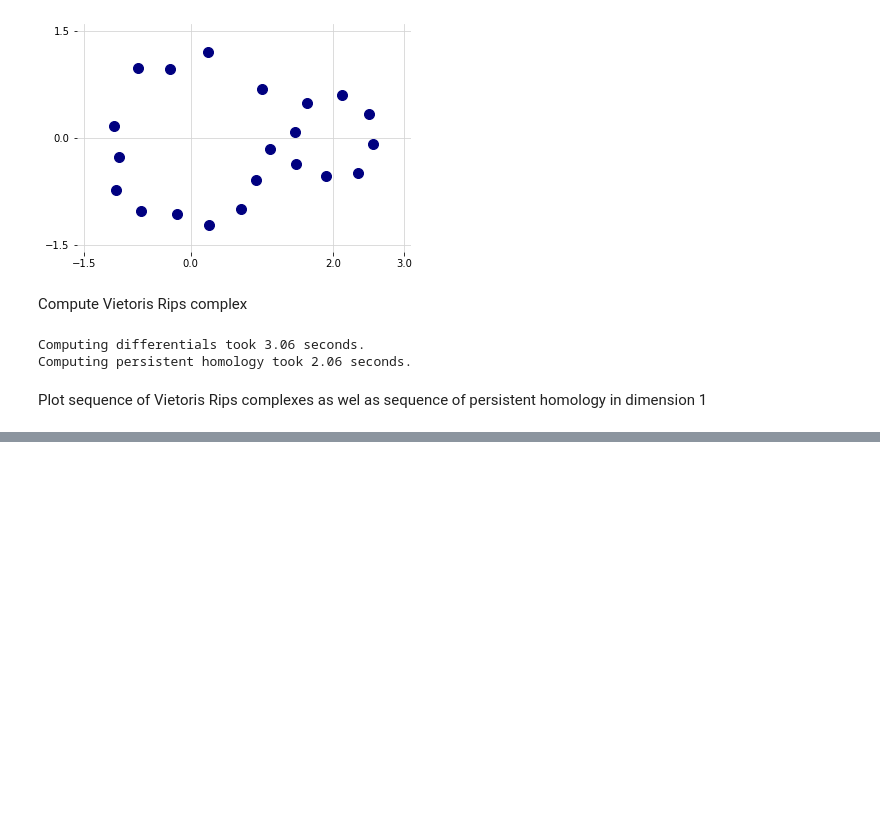
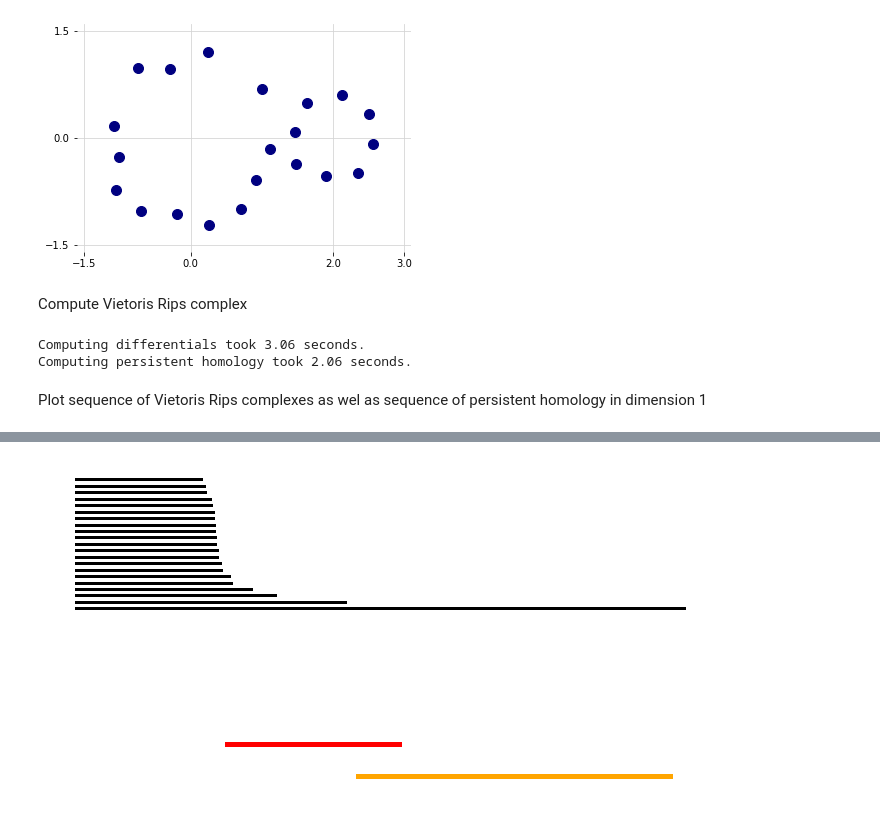
Before and after one commit to atorras1618/PerMaViss, a Jupyter notebook: examples/Image-Kernel Vietoris-Rips example.ipynb, the cells around one changed output, grey strips where cells are left out. Drawn from its saved outputs; the diff is of its cells as text; code cells hidden in the pictures; blank space fills up the shorter version.

```diff
--- a/examples/Image-Kernel Vietoris-Rips example.ipynb
+++ b/examples/Image-Kernel Vietoris-Rips example.ipynb
@@ -148,0 +149,21 @@ for idx_max_r, max_plotting_r in enumerate([0.1, 0.5, 1, 1.5, 2]):
+# %%
+fig = plt.figure(figsize=(12,6))
+ax = fig.add_subplot(1,1,1)
+ax.set(frame_on=False)
+
+plt.axis('off')
+
+y = 0
+for idx_cycle, bar_cycle in enumerate(Hom[0].barcode):
+    y += 0.1
+    ax.plot(bar_cycle[:], [y, y], color='black', linewidth=3)
+
+for idx_cycle, bar_cycle in enumerate(Hom[1].barcode):
+    if idx_cycle == 0:
+        ax.plot(bar_cycle[:], [-2, -2], color='red', linewidth=5)
+    else:
+        ax.plot(bar_cycle[:], [-2.5, -2.5], color='orange', linewidth=5)
+
+plt.savefig("figures/PH.png", pad_inches=0, bbox_inches='tight')
+# %% [output]
+[figure, added]
```
Also changed, not shown: parts of 1 cell of this notebook, 6 other files.
